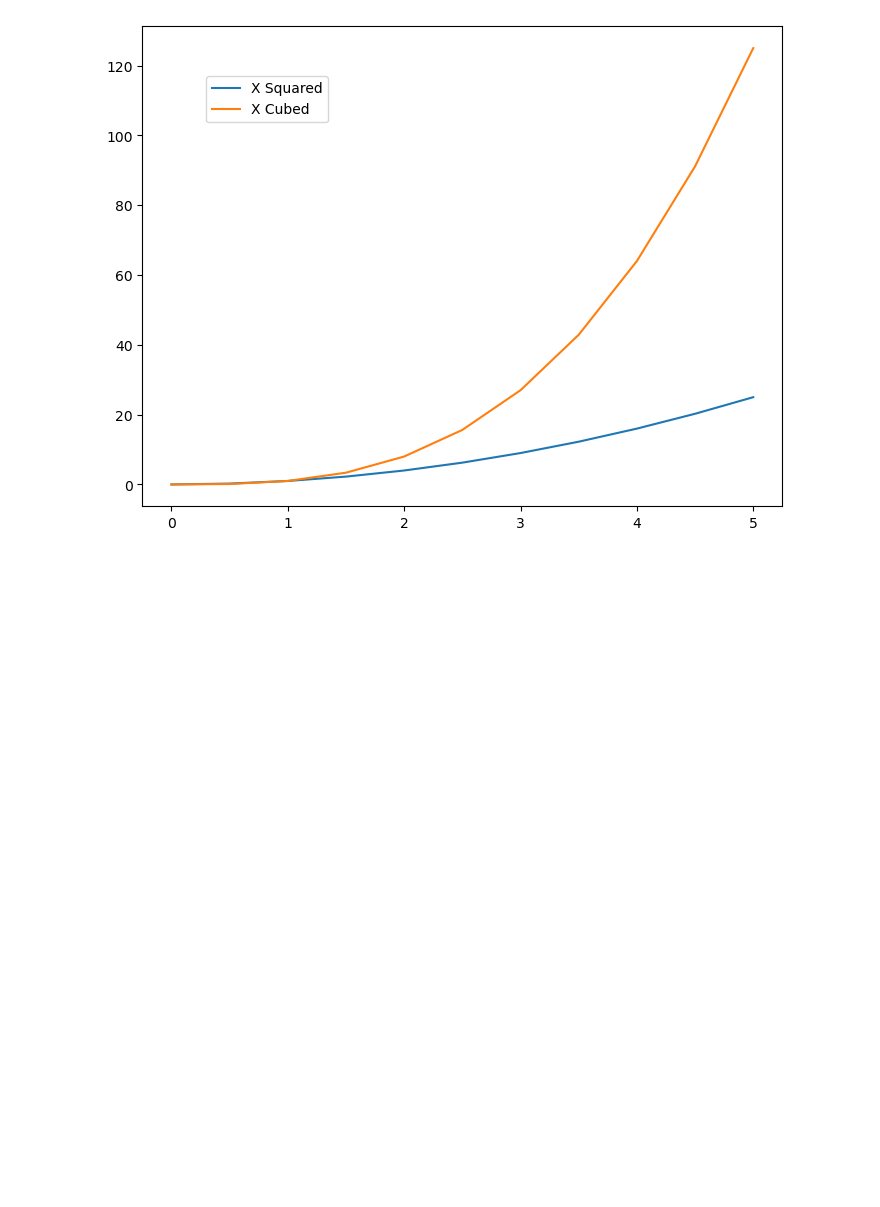
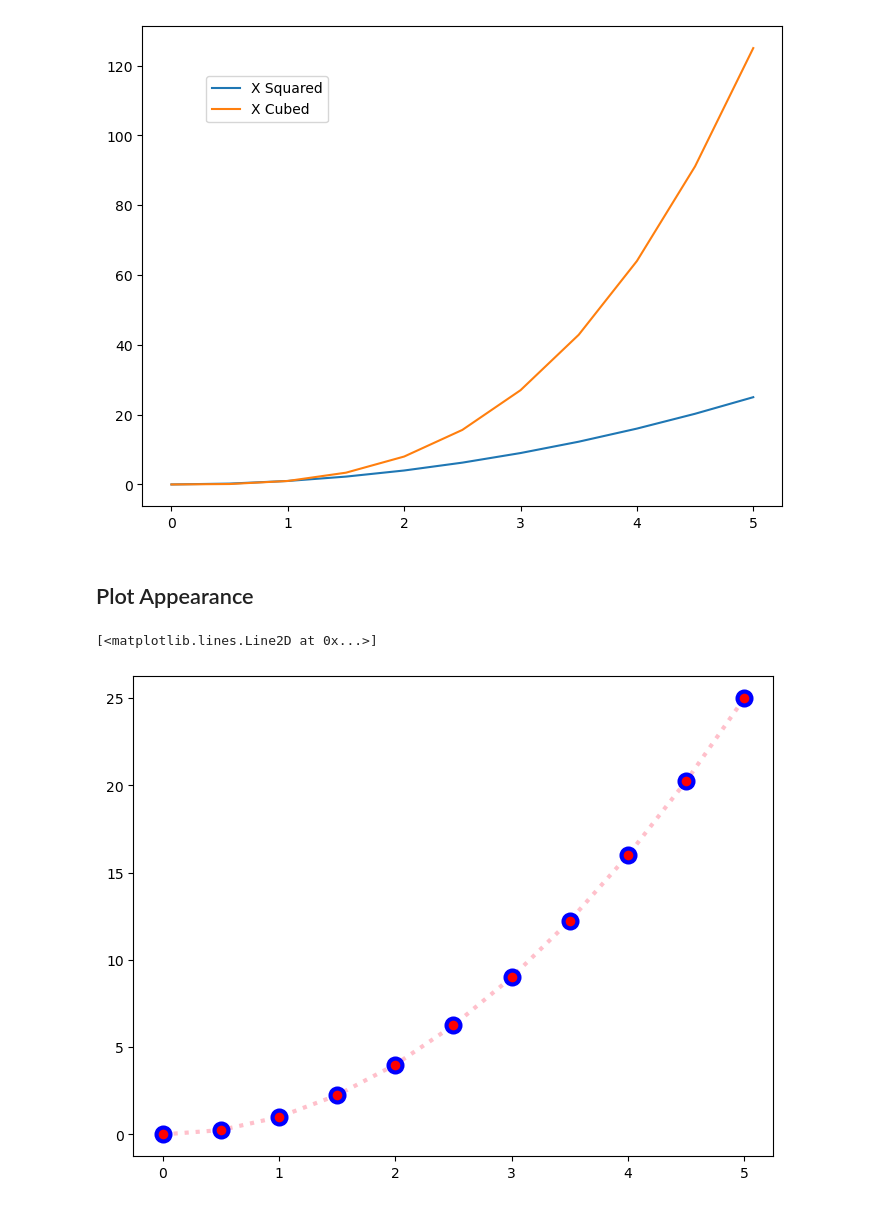
Before and after one commit to ferrpm/Python-DataScience-MachineLearning-Bootcamp, a Jupyter notebook: Matplotlib/Matplotlib.ipynb, the cells around one changed output. Cells and saved outputs as stored; diff of their text form; code cells hidden in the pictures; blank space fills up the shorter version.

```diff
--- a/Matplotlib/Matplotlib.ipynb
+++ b/Matplotlib/Matplotlib.ipynb
@@ -102,3 +102,14 @@ axe.legend(loc=(0.1,0.8))
 # %% [output]
 <matplotlib.legend.Legend at 0x...>
 [figure]
+# %% [markdown]
+## Plot Appearance
+# %%
+fig = plt.figure()
+ax = fig.add_axes([0,0,1,1])
+
+ax.plot(x,y,color='pink', linewidth=3,alpha=1,linestyle=':',marker='o',markersize=10,  # linewidth -> lw linestyle -> ls
+       markerfacecolor='red', markeredgewidth=3,markeredgecolor='blue')
+# %% [output]
+[<matplotlib.lines.Line2D at 0x...>]
+[figure, added]
```
Also changed, not shown: parts of 5 cells of this notebook.
